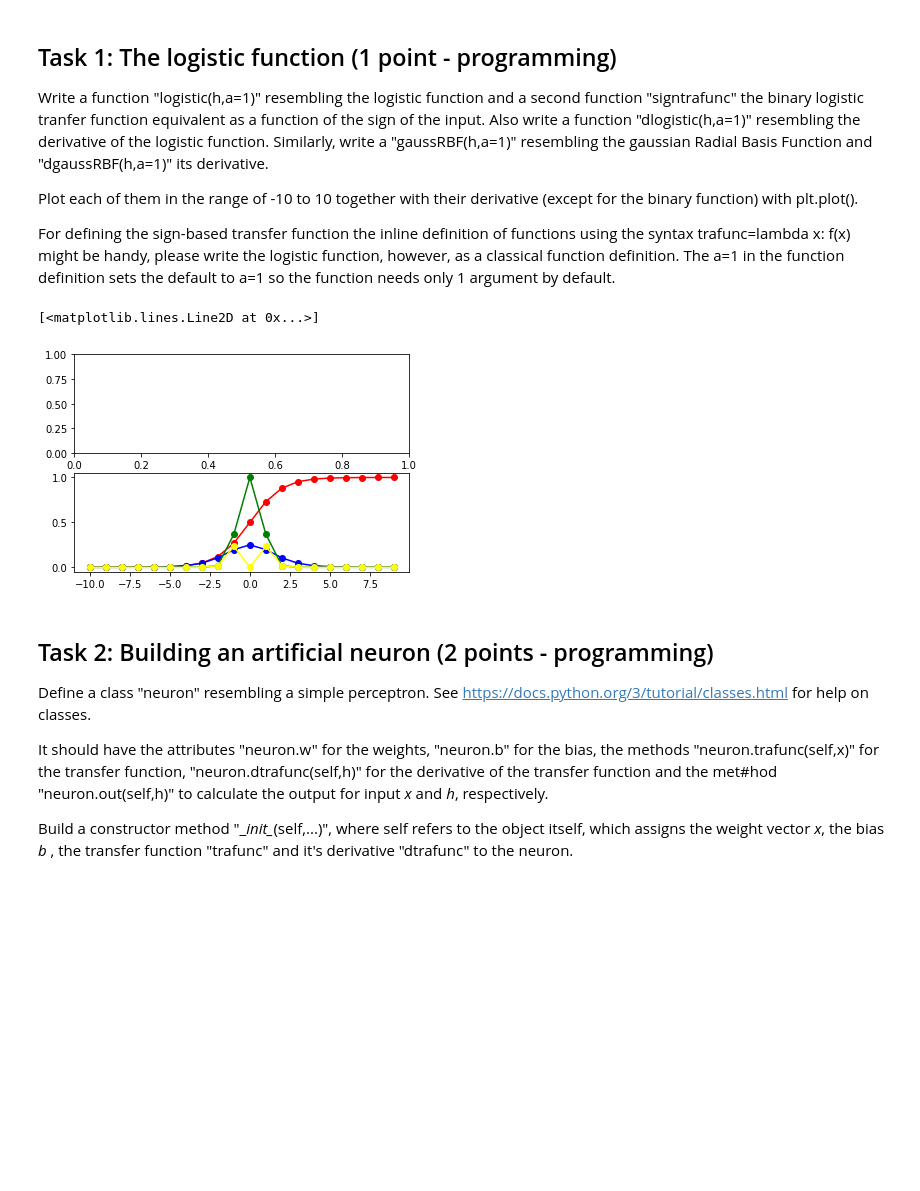
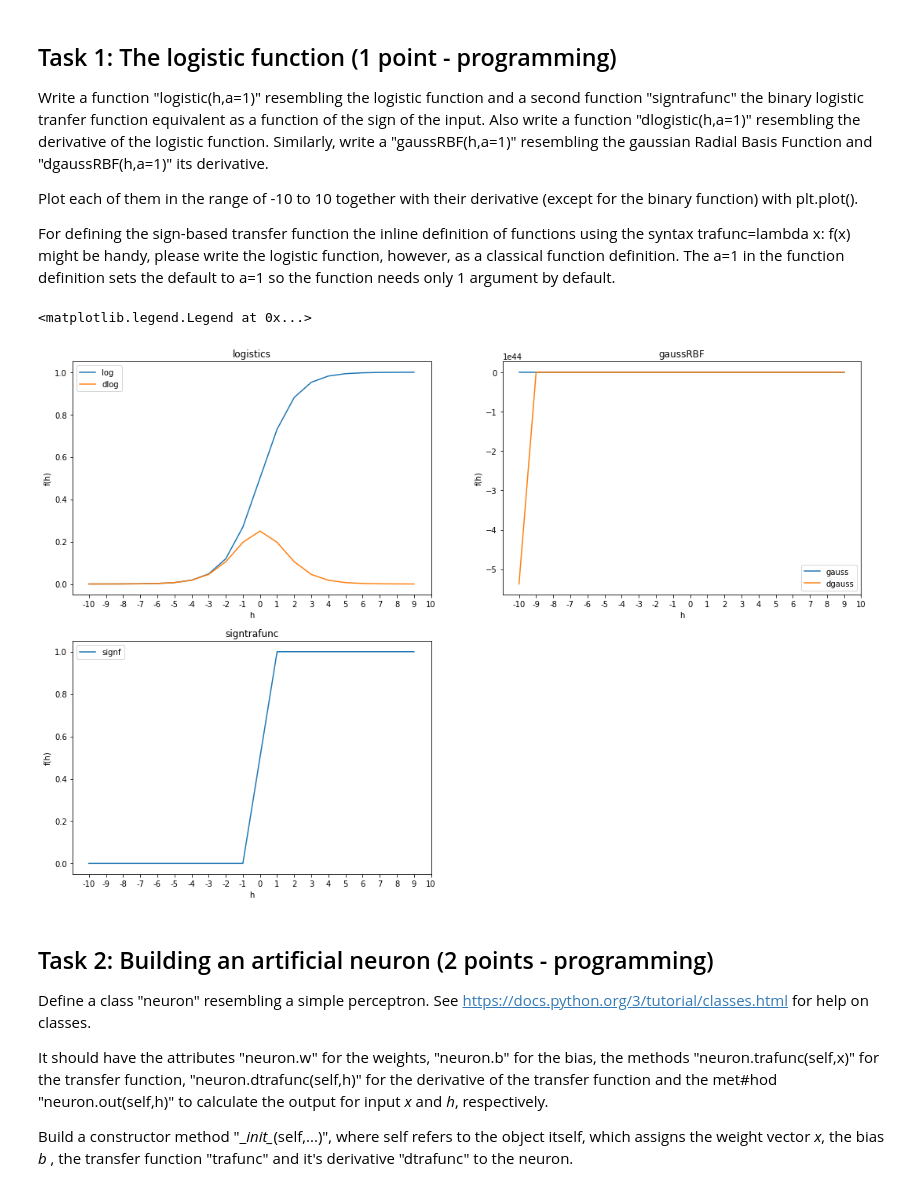
Before and after one commit to Klavaro/mlpy, a Jupyter notebook: BCI-ND-Exercise1.ipynb, the cells around one changed output. Cells and saved outputs as stored; diff of their text form; code cells hidden in the pictures; blank space fills up the shorter version.

```diff
--- a/BCI-ND-Exercise1.ipynb
+++ b/BCI-ND-Exercise1.ipynb
@@ -12,32 +12,53 @@ Write a function "logistic(h,a=1)" resembling the logistic function and a second
 Plot each of them in the range of -10 to 10 together with their derivative (except for the binary function) with plt.plot().
 
 For defining the sign-based transfer function the inline definition of functions using the syntax trafunc=lambda x: f(x) might be handy, please write the logistic function, however, as a classical function definition. The a=1 in the function definition sets the default to a=1 so the function needs only 1 argument by default.
-# %%
-
-def logistic(h,a=1):
-    return (1/(a + np.exp(-h)))
-
-signtrafunc=lambda x: True if x>= 0 else False
-
-def dlogistic(h, a=1):
-    return logistic(h)*(1-logistic(h))
-
-def gaussRBF(h,a=1):
-    return np.exp(-(a*h)**2)
-
-def dgaussRBF(h,a=1):
-    return gaussRBF(h)*(1-gaussRBF(h))
-
-h = np.arange(-10,10)
-
-ax1,ax2 = plt.subplots(2)
-plt.plot(h, logistic(h),'-o',color = 'red')
-plt.plot(h, dlogistic(h), '-o', color = 'blue')
-plt.plot(h, gaussRBF(h), '-o', color = 'green')
-plt.plot(h, dgaussRBF(h), '-o', color = 'yellow')
-# %% [output]
-[<matplotlib.lines.Line2D at 0x...>]
-[figure, removed]
+# %%
+
+
+
+def logistic(h,a=1):
+    return 1/(1+np.exp(-a*h))
+
+signtrafunc=lambda x: (np.sign(x) + 1)/2
+
+def dlogistic(h,a=1):
+    return (a*np.exp(-a*h))/((1+np.exp(-a*h))**2)
+
+def gaussRBF(h,a=1):
+    return np.exp(-(a*h)**2)
+
+def dgaussRBF(h,a=1):
+    return 2*(a**2)*h*np.exp((a**2)*(h**2))
+
+inputh=np.arange(-10,10)
+
+plt.figure(figsize=[18, 12])
+plt.subplot(2, 2, 1)
+plt.plot(logistic(inputh,1) ,label='log')
+plt.plot(dlogistic(inputh,1) ,label='dlog');
+plt.title('logistics')
+plt.xlabel('h')
+plt.ylabel('f(h)')
+plt.xticks(np.arange(21),np.arange(-10, 11))
+plt.legend()
+plt.subplot(2, 2, 2)
+plt.plot(gaussRBF(inputh,1) ,label='gauss')
+plt.plot(dgaussRBF(inputh,1) ,label='dgauss');
+plt.title('gaussRBF')
+plt.xlabel('h')
+plt.ylabel('f(h)')
+plt.xticks(np.arange(21),np.arange(-10, 11))
+plt.legend()
+plt.subplot(2, 2, 3)
+plt.plot(signtrafunc(inputh) ,label='signf')
+plt.title('signtrafunc')
+plt.xlabel('h')
+plt.ylabel('f(h)')
+plt.xticks(np.arange(21),np.arange(-10, 11))
+plt.legend()
+# %% [output]
+<matplotlib.legend.Legend at 0x...>
+[figure, added]
 # %% [markdown]
 ## Task 2: Building an artificial neuron  (2 points - programming)
 Define a class "neuron" resembling a simple perceptron. See https://docs.python.org/3/tutorial/classes.html for help on classes.
```
Also changed, not shown: parts of 5 cells of this notebook.
